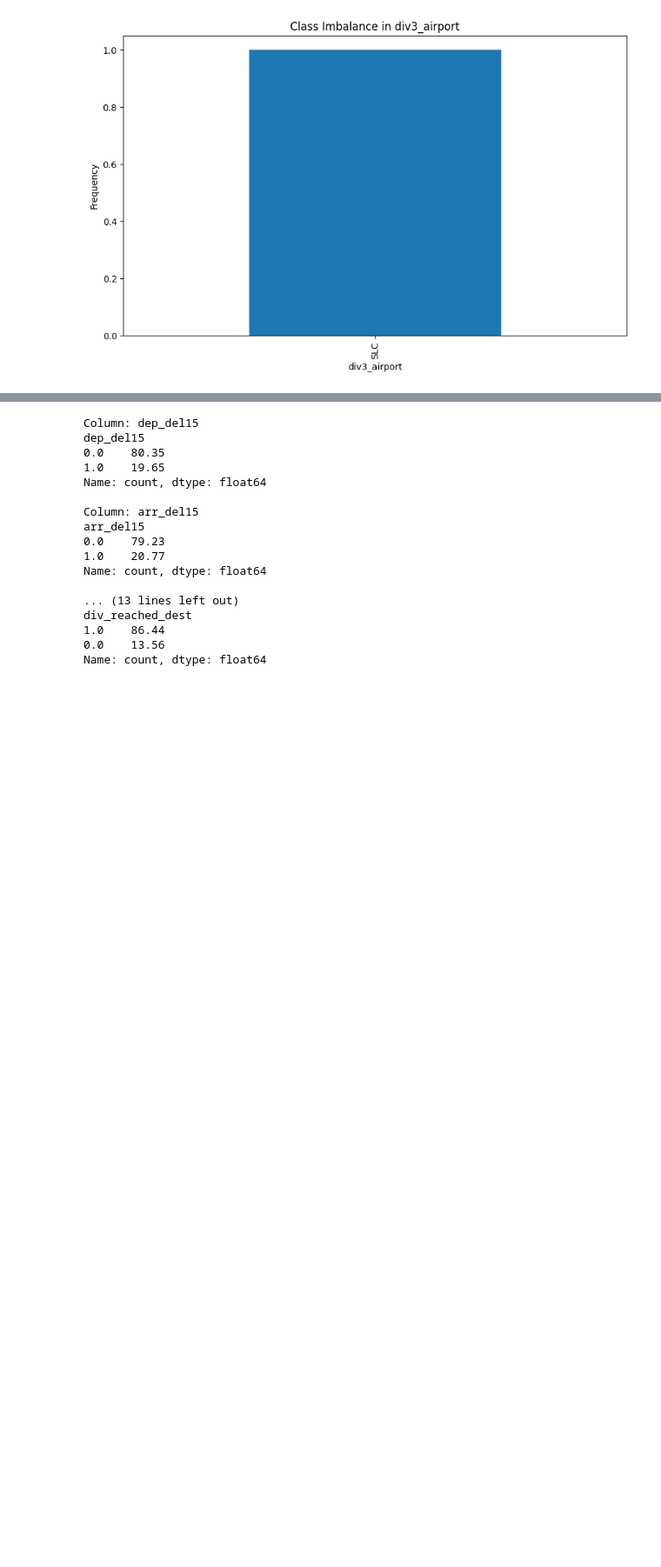
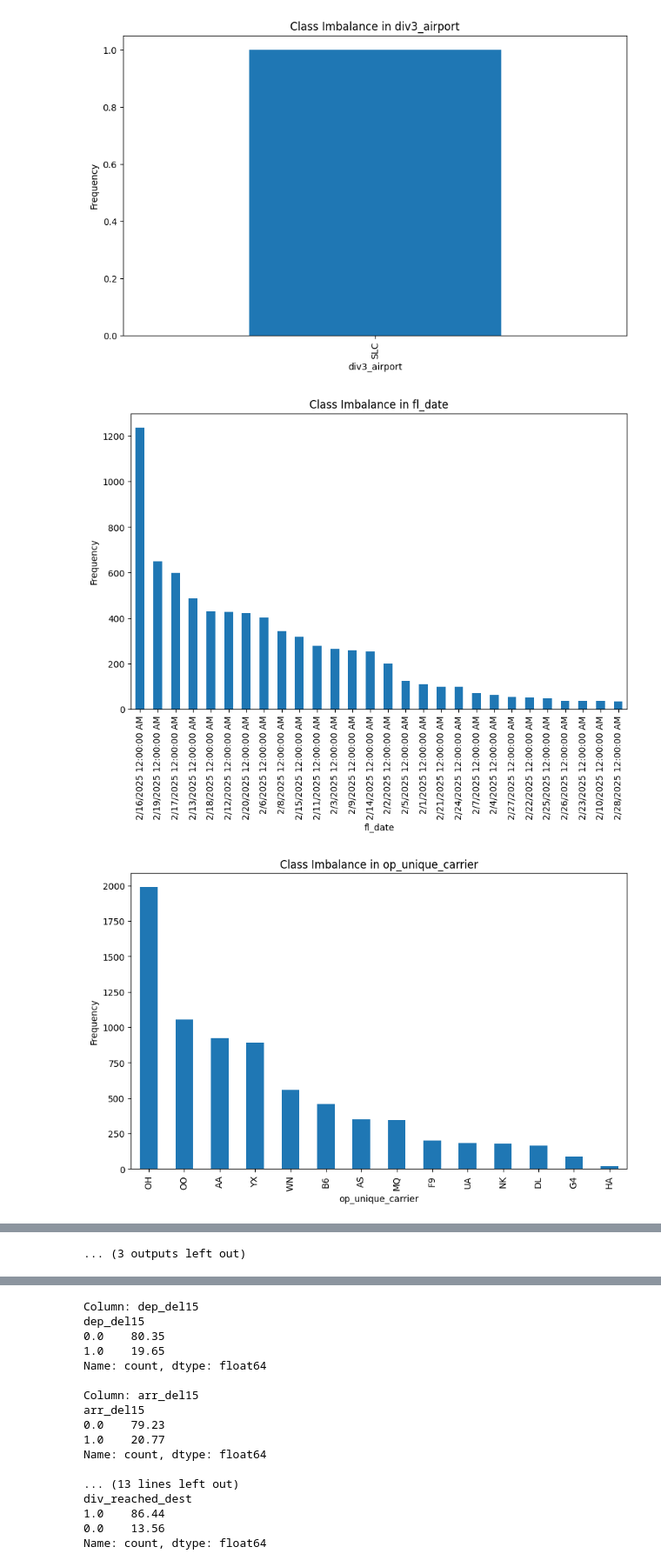
Before and after one commit to tbrantinghamBU/699-Personal, a Jupyter notebook: OMDS-ModB2-Week2-Brantingham-Tyler.ipynb, the cells around one changed output, grey strips where cells are left out. Shown at 87% size. Saved outputs shown, nothing was run; the diff lists cells and outputs as text; code cells hidden in the pictures; blank space fills up the shorter version.

```diff
--- a/OMDS-ModB2-Week2-Brantingham-Tyler.ipynb
+++ b/OMDS-ModB2-Week2-Brantingham-Tyler.ipynb
@@ -443,3 +443,19 @@ for column, value_counts in imbalance_info.items():
 [figure]
 [figure]
 [figure]
+# %%
+# Identify class imbalance (JUST CANCELLED)
+df_cancelled = df_clean[df_clean["cancelled"] == 1]
+imbalance_info = identify_class_imbalance(df_cancelled)
+
+# Visualize class imbalance
+for column, value_counts in imbalance_info.items():
+    plt.figure(figsize=(10, 6))
+    value_counts.plot(kind='bar')
+    plt.title(f'Class Imbalance in {column}')
+    plt.xlabel(column)
+    plt.ylabel('Frequency')
+    plt.show()
+# %% [output]
+[figure, added]
+[figure, added]
@@ -445,0 +472 @@ for column, value_counts in imbalance_info.items():
+... (3 outputs left out)
```
Also changed, not shown: parts of 3 cells of this notebook, 1 other file.
